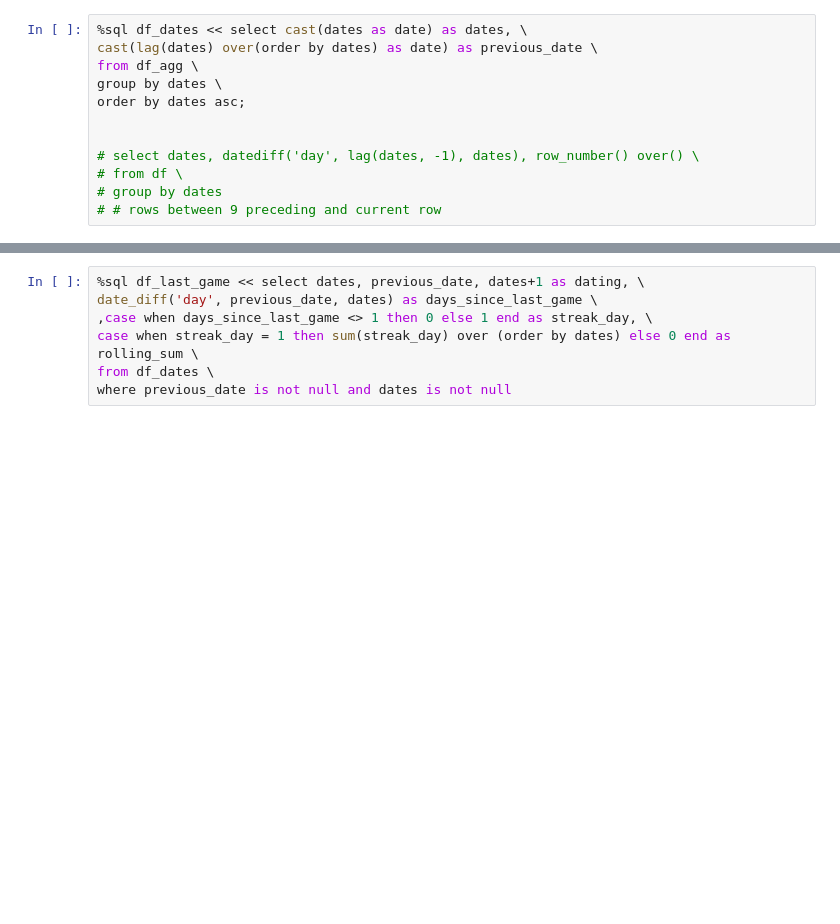
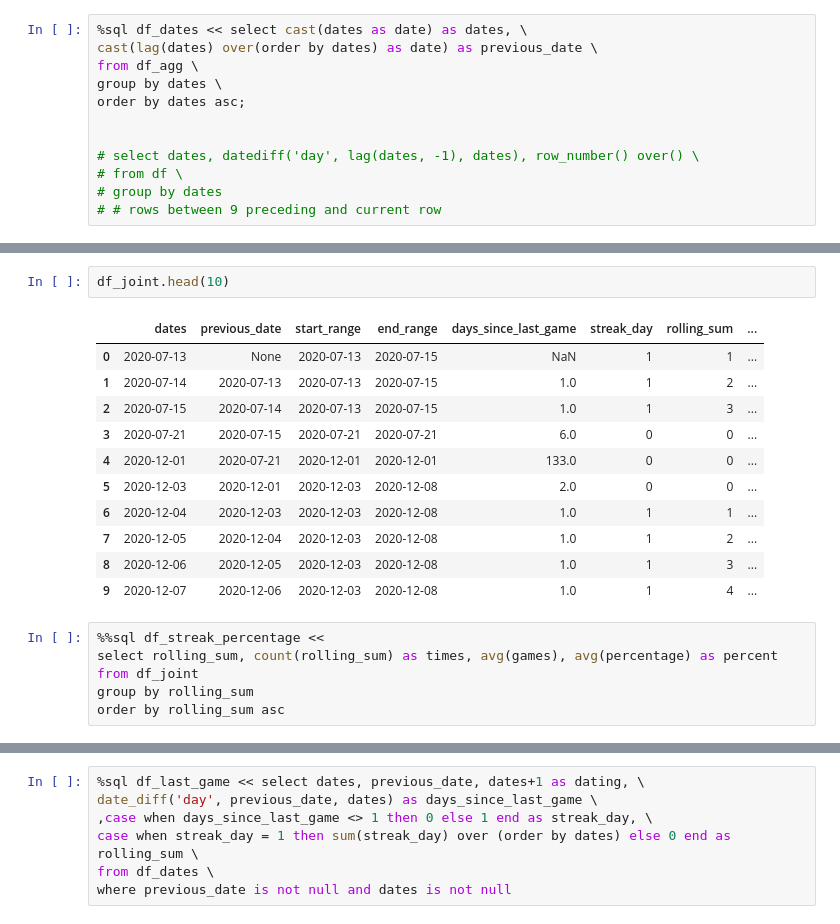
Before and after one commit to modestas-m/chess.com-performance-analysis, a Jupyter notebook: Performance analysis.ipynb, the cells around one changed output, grey strips where cells are left out. Saved outputs shown, nothing was run; the diff lists cells and outputs as text; blank space fills up the shorter version.

```diff
--- a/Performance analysis.ipynb
+++ b/Performance analysis.ipynb
@@ -283,0 +289,20 @@ df_joint.head(50)
+# %%
+df_joint.head(10)
+# %% [output]
+|  | dates | previous_date | start_range | end_range | days_since_last_game | streak_day | rolling_sum | ... |
+| 0 | 2020-07-13 | None | 2020-07-13 | 2020-07-15 | NaN | 1 | 1 | ... |
+| 1 | 2020-07-14 | 2020-07-13 | 2020-07-13 | 2020-07-15 | 1.0 | 1 | 2 | ... |
+| 2 | 2020-07-15 | 2020-07-14 | 2020-07-13 | 2020-07-15 | 1.0 | 1 | 3 | ... |
+| 3 | 2020-07-21 | 2020-07-15 | 2020-07-21 | 2020-07-21 | 6.0 | 0 | 0 | ... |
+| 4 | 2020-12-01 | 2020-07-21 | 2020-12-01 | 2020-12-01 | 133.0 | 0 | 0 | ... |
+| 5 | 2020-12-03 | 2020-12-01 | 2020-12-03 | 2020-12-08 | 2.0 | 0 | 0 | ... |
+| 6 | 2020-12-04 | 2020-12-03 | 2020-12-03 | 2020-12-08 | 1.0 | 1 | 1 | ... |
+| 7 | 2020-12-05 | 2020-12-04 | 2020-12-03 | 2020-12-08 | 1.0 | 1 | 2 | ... |
+| 8 | 2020-12-06 | 2020-12-05 | 2020-12-03 | 2020-12-08 | 1.0 | 1 | 3 | ... |
+| 9 | 2020-12-07 | 2020-12-06 | 2020-12-03 | 2020-12-08 | 1.0 | 1 | 4 | ... |
+# %%
+%%sql df_streak_percentage <<
+select rolling_sum, count(rolling_sum) as times, avg(games), avg(percentage) as percent
+from df_joint
+group by rolling_sum
+order by rolling_sum asc
```
Also changed, not shown: parts of 29 cells of this notebook.
